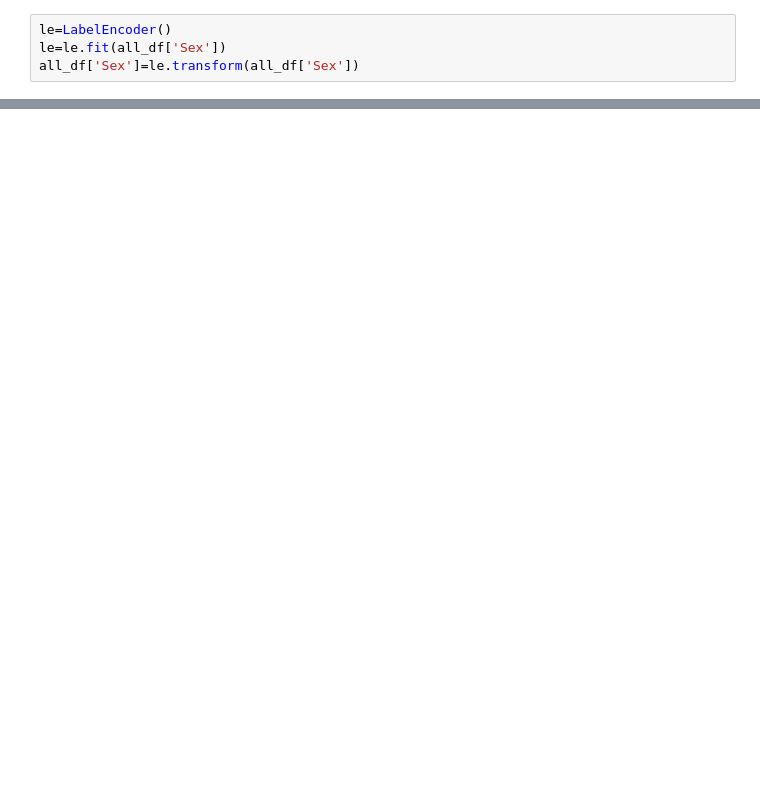
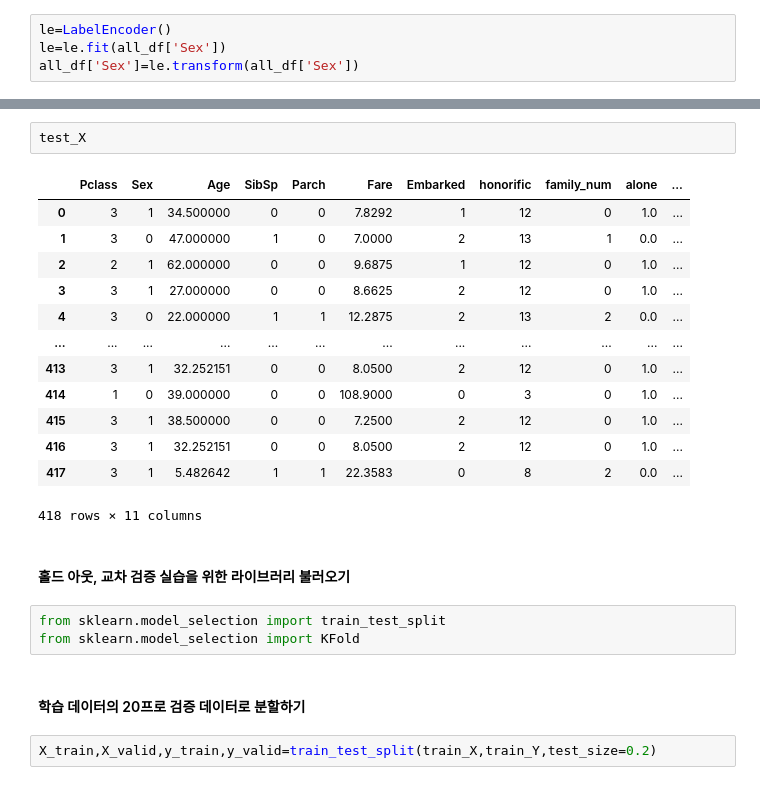
Before and after one commit to whdgus928/Study, a Jupyter notebook: Data Analysis/kaggle/kaggle_titanic.ipynb, the cells around one changed output, grey strips where cells are left out. Cells and saved outputs as stored; diff of their text form; blank space fills up the shorter version.

```diff
--- a/Data Analysis/kaggle/kaggle_titanic.ipynb
+++ b/Data Analysis/kaggle/kaggle_titanic.ipynb
@@ -715,0 +788,25 @@ TypeError: string indices must be integers
+# %%
+test_X
+# %% [output]
+|  | Pclass | Sex | Age | SibSp | Parch | Fare | Embarked | honorific | family_num | alone | ... |
+| 0 | 3 | 1 | 34.500000 | 0 | 0 | 7.8292 | 1 | 12 | 0 | 1.0 | ... |
+| 1 | 3 | 0 | 47.000000 | 1 | 0 | 7.0000 | 2 | 13 | 1 | 0.0 | ... |
+| 2 | 2 | 1 | 62.000000 | 0 | 0 | 9.6875 | 1 | 12 | 0 | 1.0 | ... |
+| 3 | 3 | 1 | 27.000000 | 0 | 0 | 8.6625 | 2 | 12 | 0 | 1.0 | ... |
+| 4 | 3 | 0 | 22.000000 | 1 | 1 | 12.2875 | 2 | 13 | 2 | 0.0 | ... |
+| ... | ... | ... | ... | ... | ... | ... | ... | ... | ... | ... | ... |
+| 413 | 3 | 1 | 32.252151 | 0 | 0 | 8.0500 | 2 | 12 | 0 | 1.0 | ... |
+| 414 | 1 | 0 | 39.000000 | 0 | 0 | 108.9000 | 0 | 3 | 0 | 1.0 | ... |
+| 415 | 3 | 1 | 38.500000 | 0 | 0 | 7.2500 | 2 | 12 | 0 | 1.0 | ... |
+| 416 | 3 | 1 | 32.252151 | 0 | 0 | 8.0500 | 2 | 12 | 0 | 1.0 | ... |
+| 417 | 3 | 1 | 5.482642 | 1 | 1 | 22.3583 | 0 | 8 | 2 | 0.0 | ... |
+418 rows × 11 columns
+# %% [markdown]
+#### 홀드 아웃, 교차 검증 실습을 위한 라이브러리 불러오기
+# %%
+from sklearn.model_selection import train_test_split
+from sklearn.model_selection import KFold
+# %% [markdown]
+#### 학습 데이터의 20프로 검증 데이터로 분할하기
+# %%
+X_train,X_valid,y_train,y_valid=train_test_split(train_X,train_Y,test_size=0.2)
```
Also changed, not shown: parts of 30 cells of this notebook.
